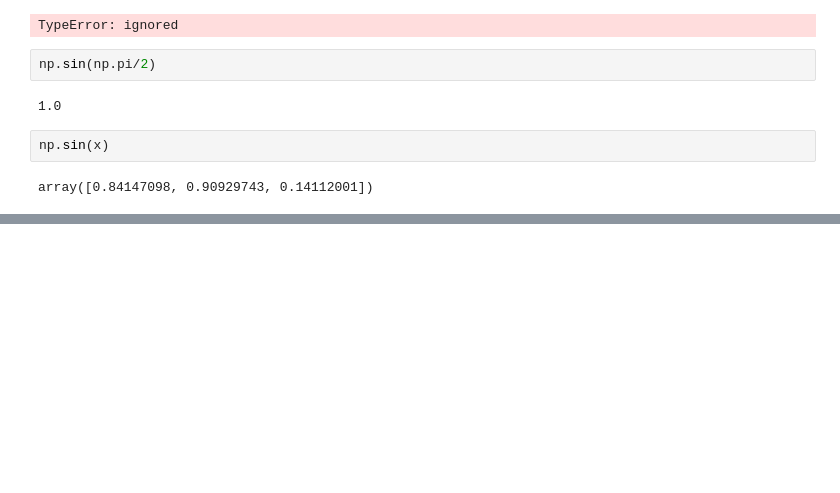
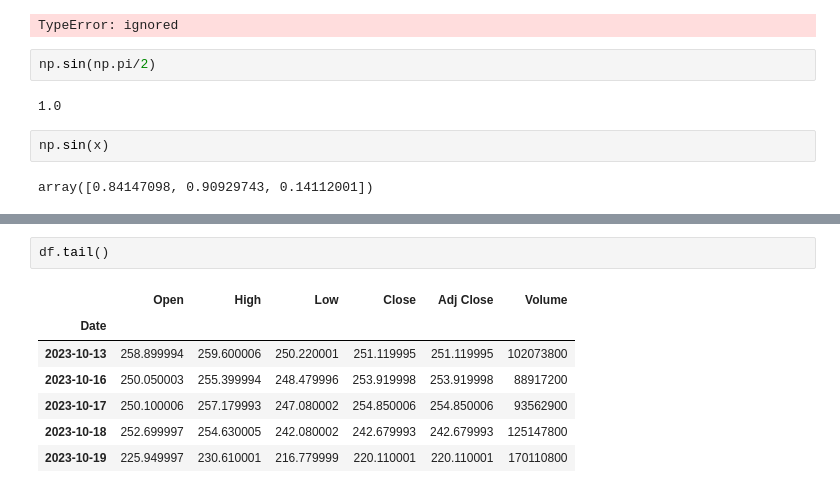
Before and after one commit to vcdemy/20231019, a Jupyter notebook: 20231020筆記.ipynb, the cells around one changed output, grey strips where cells are left out. Drawn from its saved outputs; the diff is of its cells as text; blank space fills up the shorter version.

```diff
--- a/20231020筆記.ipynb
+++ b/20231020筆記.ipynb
@@ -647,0 +698,10 @@ array([0.84147098, 0.90929743, 0.14112001])
+# %%
+df.tail()
+# %% [output]
+|  | Open | High | Low | Close | Adj Close | Volume |
+| Date |  |  |  |  |  |  |
+| 2023-10-13 | 258.899994 | 259.600006 | 250.220001 | 251.119995 | 251.119995 | 102073800 |
+| 2023-10-16 | 250.050003 | 255.399994 | 248.479996 | 253.919998 | 253.919998 | 88917200 |
+| 2023-10-17 | 250.100006 | 257.179993 | 247.080002 | 254.850006 | 254.850006 | 93562900 |
+| 2023-10-18 | 252.699997 | 254.630005 | 242.080002 | 242.679993 | 242.679993 | 125147800 |
+| 2023-10-19 | 225.949997 | 230.610001 | 216.779999 | 220.110001 | 220.110001 | 170110800 |
```
Also changed, not shown: parts of 8 cells of this notebook.
